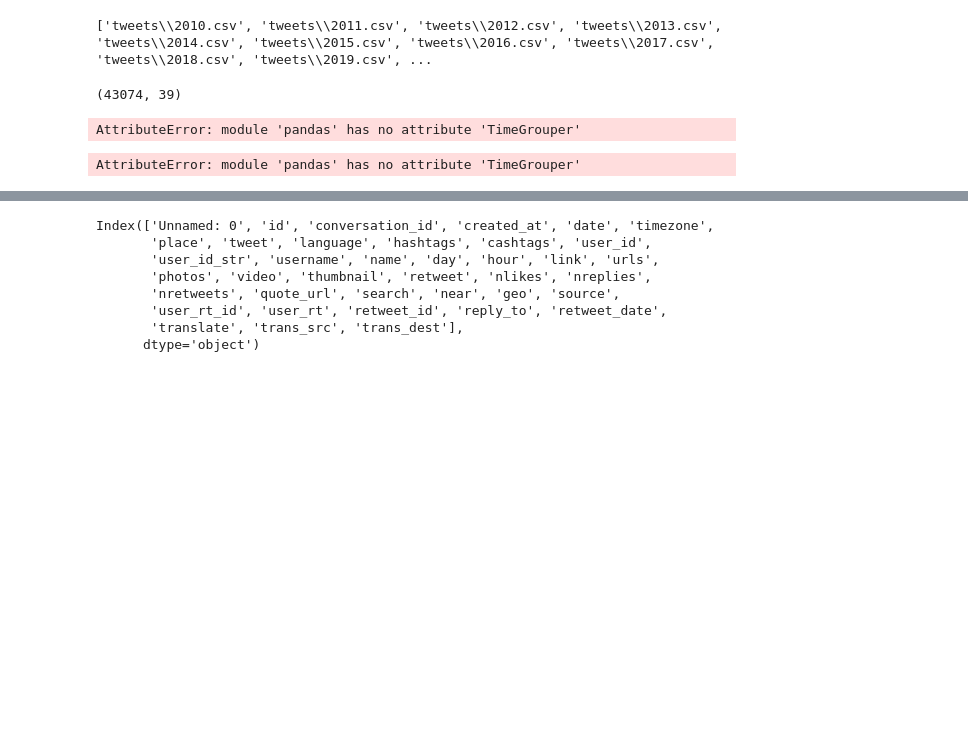
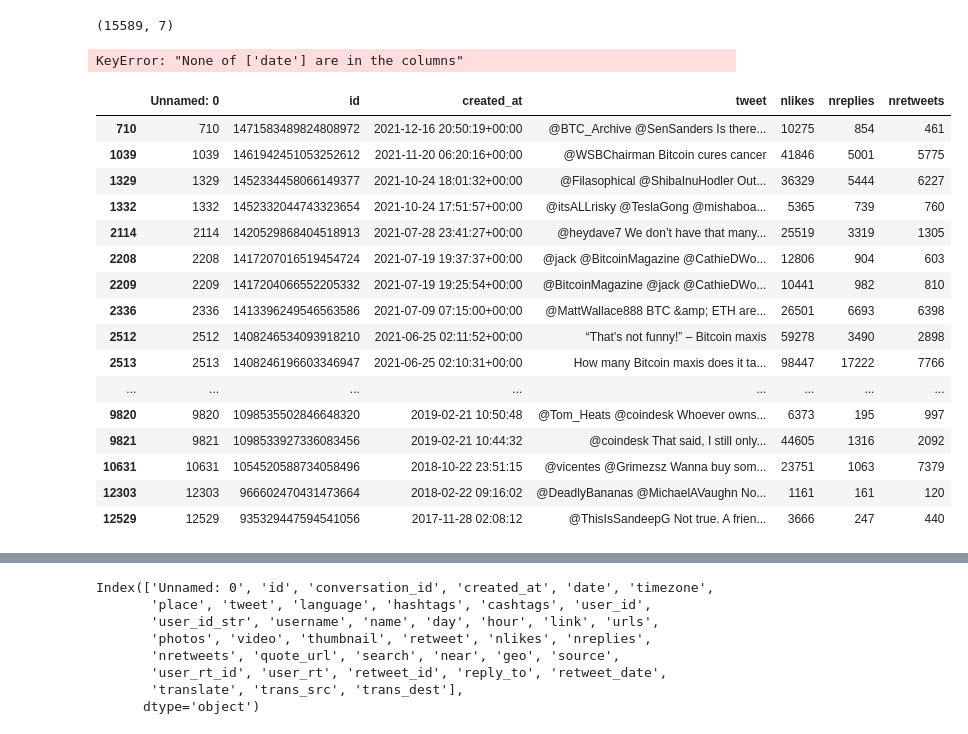
Before and after one commit to com-480-data-visualization/datavis-project-2022-visualizationclowns, a Jupyter notebook: Albert-exploration.ipynb, the cells around one changed output, grey strips where cells are left out. Drawn from its saved outputs; the diff is of its cells as text; code cells hidden in the pictures; blank space fills up the shorter version.

Commit message:
finished combination with more recent tweets

```diff
--- a/Albert-exploration.ipynb
+++ b/Albert-exploration.ipynb
@@ -5,24 +5,14 @@ import pandas as pd
 import random as rd
 import seaborn as sns
 import matplotlib.pyplot as plt
-# %%
-filenames = glob.glob("tweets/*.csv")
-print(filenames)
-
-# Concatenate all data into one DataFrame
-tweets = pd.concat([pd.read_csv(filename) for filename in filenames], ignore_index=True)
-tweets.shape
-# %% [output]
-['tweets\\2010.csv', 'tweets\\2011.csv', 'tweets\\2012.csv', 'tweets\\2013.csv', 'tweets\\2014.csv', 'tweets\\2015.csv', 'tweets\\2016.csv', 'tweets\\2017.csv', 'tweets\\2018.csv', 'tweets\\2019.csv', ...
-(43074, 39)
-# %%
-tweets.columns
-pd.TimeGrouper('1D')
-# %% [output]
-AttributeError: module 'pandas' has no attribute 'TimeGrouper'
+# %%
+tweets = pd.read_csv("./tweets/alltweets.csv")
+tweets.shape
+# %% [output]
+(15589, 7)
 # %%
 (tweets
-     .set_index('date')
+     .set_index('created_at')
      .groupby(pd.TimeGrouper('1D'))
      .Tweet
      .count()
@@ -31,7 +21,25 @@ AttributeError: module 'pandas' has no attribute 'TimeGrouper'
 ).plot.bar(figsize=(14, 7), fontsize=16, color='lightcoral')
 plt.gca().set_title('@elonmusk number of tweets per day', fontsize=20)
 # %% [output]
-AttributeError: module 'pandas' has no attribute 'TimeGrouper'
+KeyError: "None of ['date'] are in the columns"
 # %%
 bitcoin_tweets = tweets[tweets["tweet"].str.match(r".*([b,B]itcoin|BTC).*")]
-bitcoin_tweets.shape
+bitcoin_tweets.head(52)
+# %% [output]
+|  | Unnamed: 0 | id | created_at | tweet | nlikes | nreplies | nretweets |
+| 710 | 710 | 1471583489824808972 | 2021-12-16 20:50:19+00:00 | @BTC_Archive @SenSanders Is there... | 10275 | 854 | 461 |
+| 1039 | 1039 | 1461942451053252612 | 2021-11-20 06:20:16+00:00 | @WSBChairman Bitcoin cures cancer | 41846 | 5001 | 5775 |
+| 1329 | 1329 | 1452334458066149377 | 2021-10-24 18:01:32+00:00 | @Filasophical @ShibaInuHodler Out... | 36329 | 5444 | 6227 |
+| 1332 | 1332 | 1452332044743323654 | 2021-10-24 17:51:57+00:00 | @itsALLrisky @TeslaGong @mishaboa... | 5365 | 739 | 760 |
+| 2114 | 2114 | 1420529868404518913 | 2021-07-28 23:41:27+00:00 | @heydave7 We don’t have that many... | 25519 | 3319 | 1305 |
+| 2208 | 2208 | 1417207016519454724 | 2021-07-19 19:37:37+00:00 | @jack @BitcoinMagazine @CathieDWo... | 12806 | 904 | 603 |
+| 2209 | 2209 | 1417204066552205332 | 2021-07-19 19:25:54+00:00 | @BitcoinMagazine @jack @CathieDWo... | 10441 | 982 | 810 |
+| 2336 | 2336 | 1413396249546563586 | 2021-07-09 07:15:00+00:00 | @MattWallace888 BTC &amp; ETH are... | 26501 | 6693 | 6398 |
+| 2512 | 2512 | 1408246534093918210 | 2021-06-25 02:11:52+00:00 | “That’s not funny!” – Bitcoin maxis | 59278 | 3490 | 2898 |
+| 2513 | 2513 | 1408246196603346947 | 2021-06-25 02:10:31+00:00 | How many Bitcoin maxis does it ta... | 98447 | 17222 | 7766 |
+| ... | ... | ... | ... | ... | ... | ... | ... |
+| 9820 | 9820 | 1098535502846648320 | 2019-02-21 10:50:48 | @Tom_Heats @coindesk Whoever owns... | 6373 | 195 | 997 |
+| 9821 | 9821 | 1098533927336083456 | 2019-02-21 10:44:32 | @coindesk That said, I still only... | 44605 | 1316 | 2092 |
+| 10631 | 10631 | 1054520588734058496 | 2018-10-22 23:51:15 | @vicentes @Grimezsz Wanna buy som... | 23751 | 1063 | 7379 |
+| 12303 | 12303 | 966602470431473664 | 2018-02-22 09:16:02 | @DeadlyBananas @MichaelAVaughn No... | 1161 | 161 | 120 |
+| 12529 | 12529 | 935329447594541056 | 2017-11-28 02:08:12 | @ThisIsSandeepG Not true. A frien... | 3666 | 247 | 440 |
```
Also changed, not shown: parts of 2 cells of this notebook, 3 other files.
